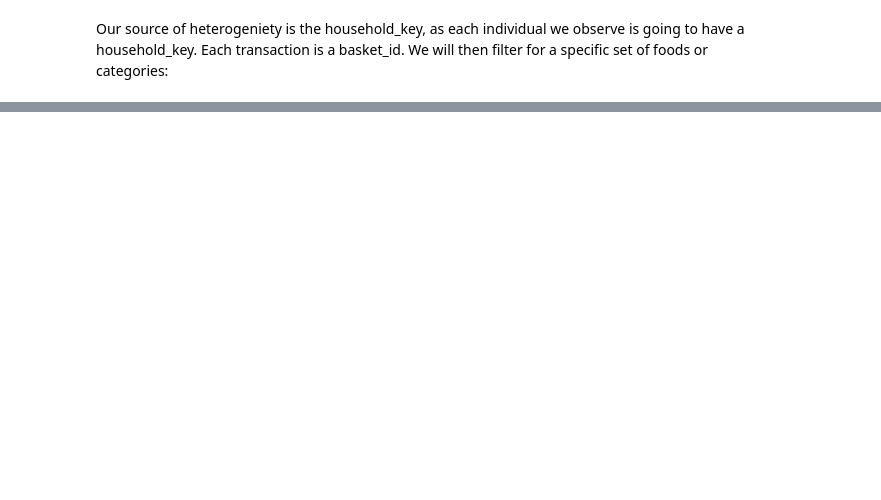
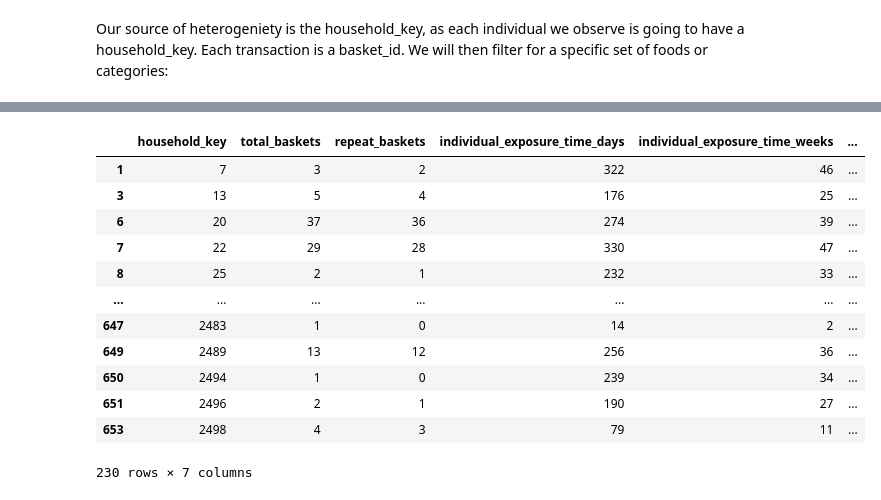
Before and after one commit to alan-w25/mktg-7760, a Jupyter notebook: projects/project1/data_preprocessing.ipynb, the cells around one changed output, grey strips where cells are left out. Saved outputs shown, nothing was run; the diff lists cells and outputs as text; code cells hidden in the pictures; blank space fills up the shorter version.

```diff
--- a/projects/project1/data_preprocessing.ipynb
+++ b/projects/project1/data_preprocessing.ipynb
@@ -114,0 +350,2 @@ Our source of heterogeniety is the household_key, as each individual we observe
+# %%
+y1_merge = y1_merge.drop(columns=['INCOME_DESC'])
@@ -114,0 +381,24 @@ Our source of heterogeniety is the household_key, as each individual we observe
+# %%
+y1_low = y1_merge[y1_merge['income_level'] == 'low']
+y1_mid = y1_merge[y1_merge['income_level'] == 'mid']
+y1_high = y1_merge[y1_merge['income_level'] == 'high']
+
+y1_low.to_csv('./data/subgroups/income/y1_low_income.csv', index=False)
+y1_mid.to_csv('./data/subgroups/income/y1_mid_income.csv', index=False)
+y1_high.to_csv('./data/subgroups/income/y1_high_income.csv', index=False)
+# %%
+y1_mid
+# %% [output]
+|  | household_key | total_baskets | repeat_baskets | individual_exposure_time_days | individual_exposure_time_weeks | ... |
+| 1 | 7 | 3 | 2 | 322 | 46 | ... |
+| 3 | 13 | 5 | 4 | 176 | 25 | ... |
+| 6 | 20 | 37 | 36 | 274 | 39 | ... |
+| 7 | 22 | 29 | 28 | 330 | 47 | ... |
+| 8 | 25 | 2 | 1 | 232 | 33 | ... |
+| ... | ... | ... | ... | ... | ... | ... |
+| 647 | 2483 | 1 | 0 | 14 | 2 | ... |
+| 649 | 2489 | 13 | 12 | 256 | 36 | ... |
+| 650 | 2494 | 1 | 0 | 239 | 34 | ... |
+| 651 | 2496 | 2 | 1 | 190 | 27 | ... |
+| 653 | 2498 | 4 | 3 | 79 | 11 | ... |
+230 rows × 7 columns
```
Also changed, not shown: parts of 33 cells of this notebook, 24 other files.
